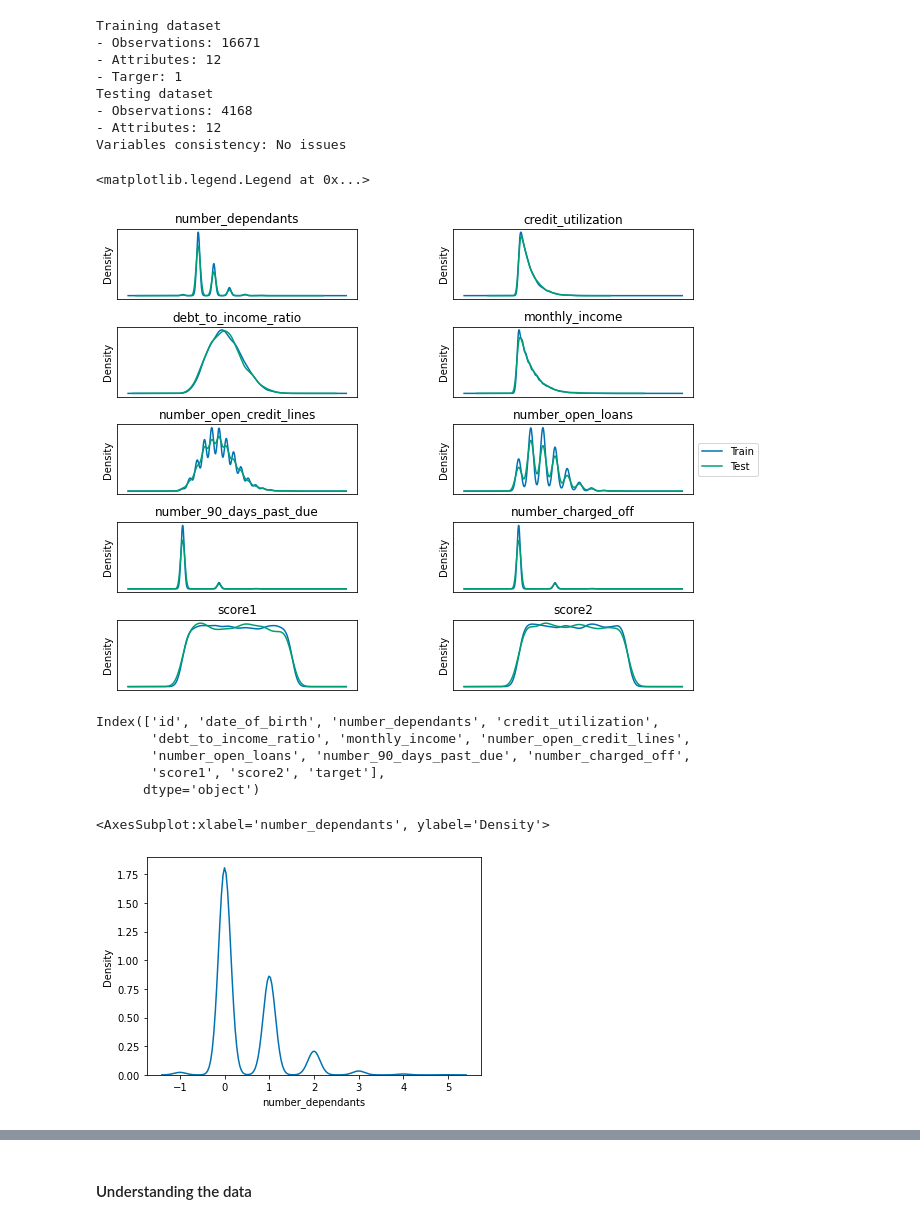
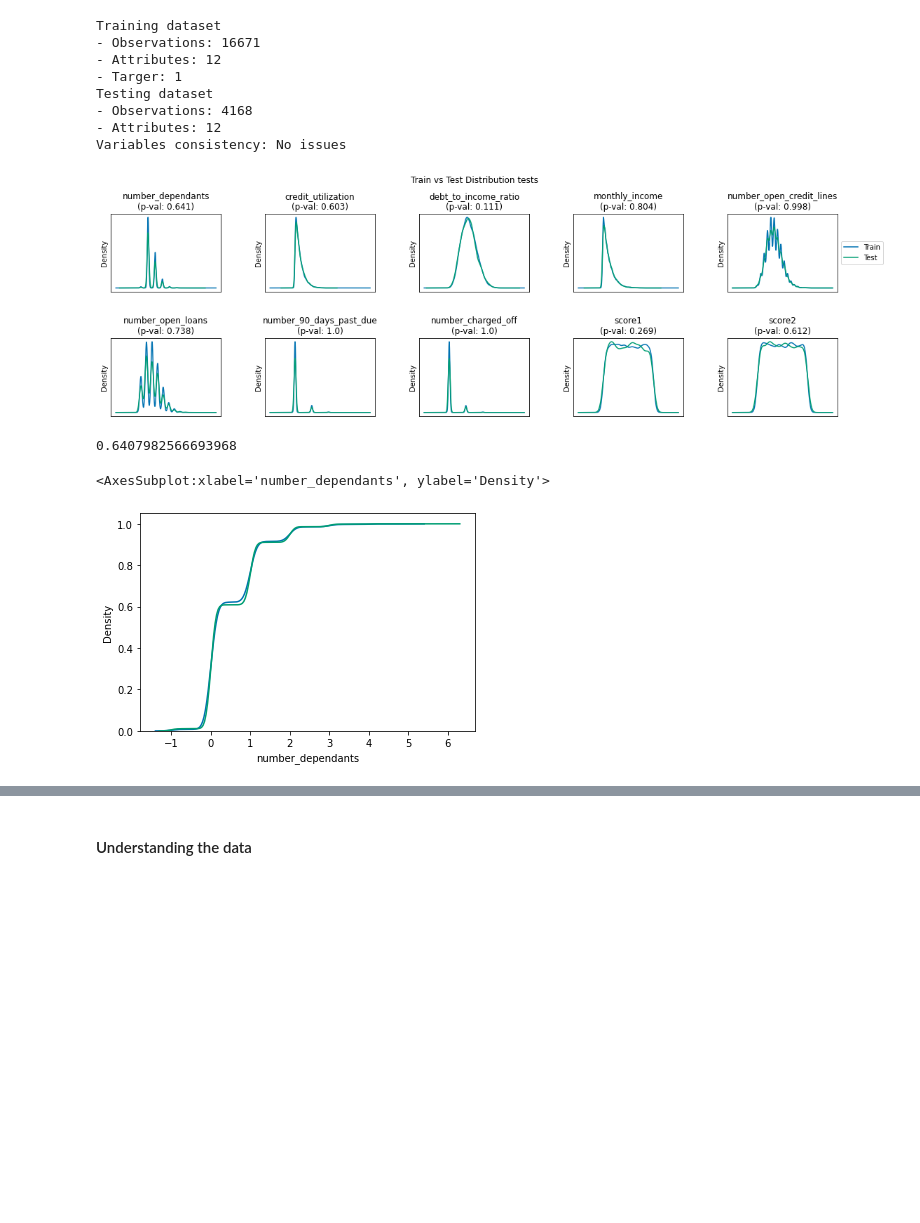
Before and after one commit to kevinmiguel97/Credit-default-model, a Jupyter notebook: Credit_default_model.ipynb, the cells around one changed output, grey strips where cells are left out. Cells and saved outputs as stored; diff of their text form; code cells hidden in the pictures; blank space fills up the shorter version.

Commit message:
KS tests added to distribution subplots

```diff
--- a/Credit_default_model.ipynb
+++ b/Credit_default_model.ipynb
@@ -66,38 +67,44 @@ Testing dataset
 - Attributes: 12
 Variables consistency: No issues
 # %%
-# create a 3x4 grid of subplots
-fig, ax = plt.subplots(5,2)
-fig.set_size_inches((10,8))
-plt.subplots_adjust(left=0.1,
+# Plot of the distribution of variables between training and testing
+fig, ax = plt.subplots(2,5)                     # Create a 5x2 grid of subplots
+fig.set_size_inches((18,5))
+fig.suptitle('Train vs Test Distribution tests', y=1.05)
+plt.subplots_adjust(left=0.1,                   # Adjust the space between the subplots
                     bottom=0.1,
                     right=0.9,
                     top=0.9,
                     wspace=0.4,
-                    hspace=0.4)
+                    hspace=0.6)
+# Iterate over the plots and the quantitative variables
+# to create Kernel Density Estimations (KDE) plots
 col_index = 2
-for row in range(5):
-    for col in range(2):
-        ax[row][col].set_title(df_train.columns[col_index])
-        ax[row][col].tick_params(top=False, bottom=False, left=False, right=False, labelleft=False, labelbottom=False)
-        df_train[df_train.columns[col_index]].plot.kde(ax=ax[row][col])
-        df_test[df_train.columns[col_index]].plot.kde(ax=ax[row][col])
+for row in range(2):                                                        # Rows loop
+    for col in range(5):                                                    # Columns loop
+        current_col = df_train.columns[col_index]                           # Curent column
+        p_val = ks_2samp(df_train[current_col], df_test[current_col])[1]    # Kolmogorov-Smirnov test for goodness of fit (p-val)
+        ax[row][col].set_title(current_col + '\n' +
+                             '(p-val: {})'.format(round(p_val, 3)))
+        ax[row][col].tick_params(top=False, bottom=False,                   # Remove ticks
+        left=False, right=False, labelleft=False, labelbottom=False)
+        df_train[current_col].plot.kde(ax=ax[row][col])
+        df_test[current_col].plot.kde(ax=ax[row][col])
         col_index += 1
 
-ax[2][1].legend(['Train', 'Test'], loc='center left', bbox_to_anchor=(1, 0.5))
+ax[0][4].legend(['Train', 'Test'], loc='center left', bbox_to_anchor=(1, 0.5))
+
+# Save image
+plt.savefig('figures/train_vs_test_dist.png')
 # %% [output]
-<matplotlib.legend.Legend at 0x...>
-[figure, old version]
+[figure, new version]
-# %%
-df_train.columns
-# %% [output]
-Index(['id', 'date_of_birth', 'number_dependants', 'credit_utilization',
-       'debt_to_income_ratio', 'monthly_income', 'number_open_credit_lines',
-       'number_open_loans', 'number_90_days_past_due', 'number_charged_off',
-       'score1', 'score2', 'target'],
-      dtype='object')
+# %%
+ ks_2samp(df_train['number_dependants'], df_test['number_dependants'])[1]
+# %% [output]
+0.6407982566693968
 # %%
-sns.kdeplot(data=df_test['number_dependants'])
+sns.kdeplot(data=df_test['number_dependants'], cumulative=True)
+sns.kdeplot(data=df_train['number_dependants'], cumulative=True)
 # %% [output]
 <AxesSubplot:xlabel='number_dependants', ylabel='Density'>
-[figure, old version]
+[figure, new version]
```
Also changed, not shown: parts of 2 cells of this notebook, 1 other file.
